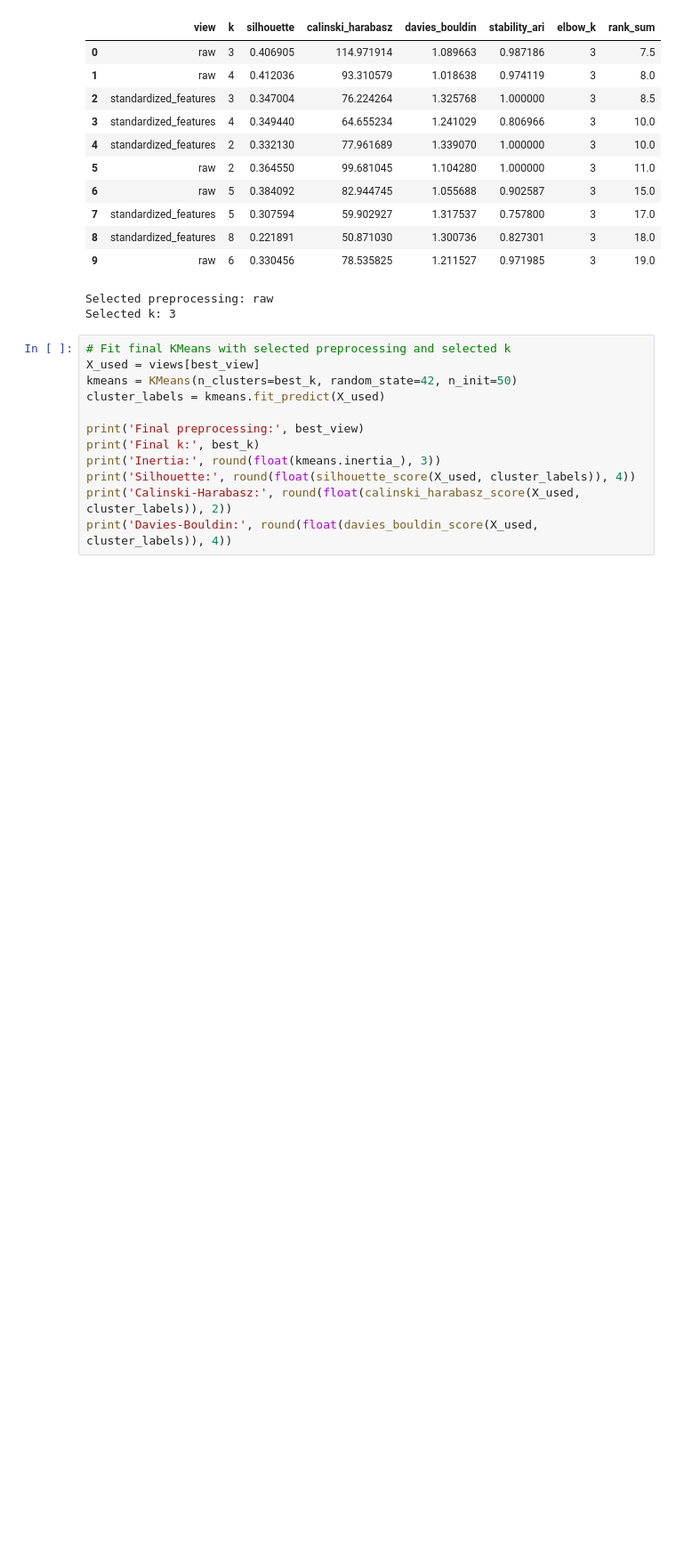
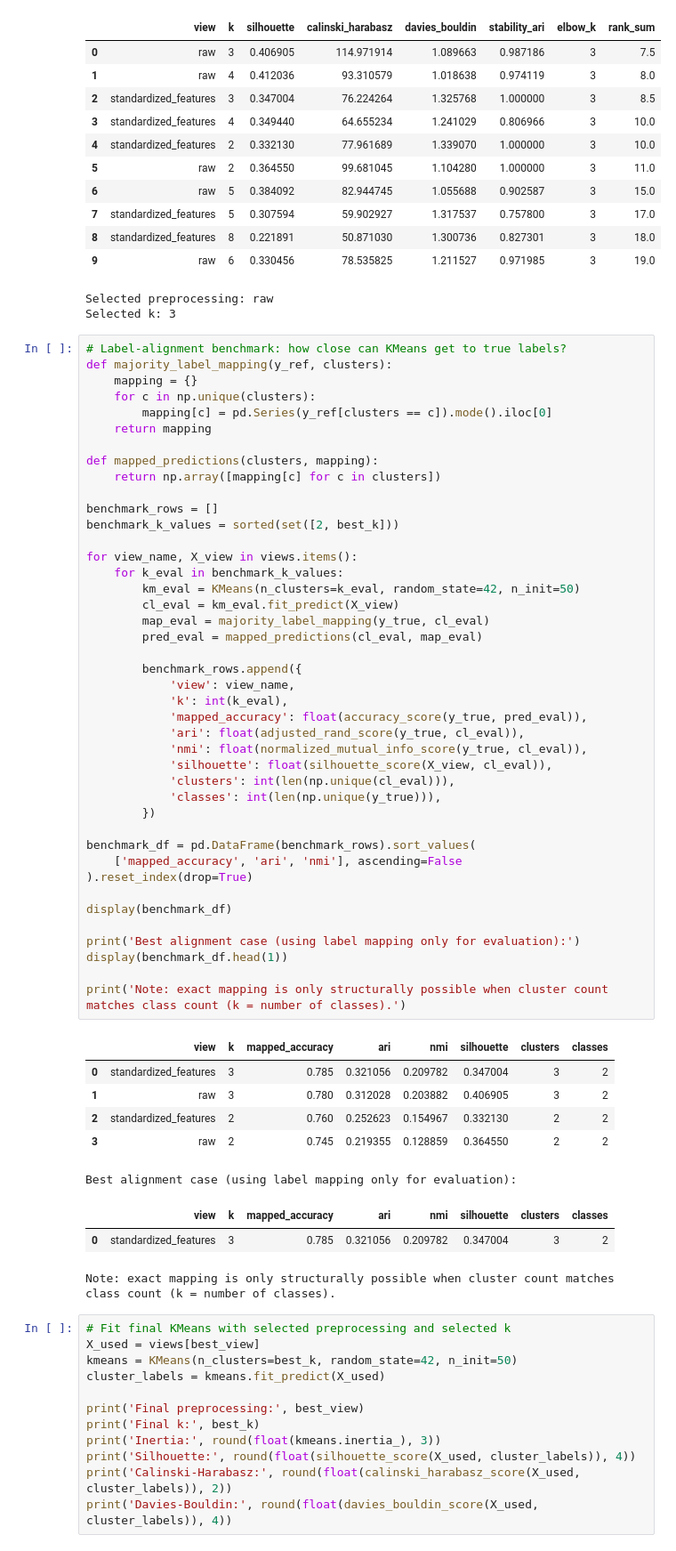
Before and after one commit to anpeata/xai-spatio-temporal, a Jupyter notebook: scripts/notebooks/kmeans_ecg200.ipynb, the cells around one changed output. Shown at 89% size. Cells and saved outputs as stored; diff of their text form; blank space fills up the shorter version.

```diff
--- a/scripts/notebooks/kmeans_ecg200.ipynb
+++ b/scripts/notebooks/kmeans_ecg200.ipynb
@@ -189,6 +190,58 @@ Per-series std  (avg +/- std): 0.9948 +/- 0.0
 | 9 | raw | 6 | 0.330456 | 78.535825 | 1.211527 | 0.971985 | 3 | 19.0 |
 Selected preprocessing: raw
 Selected k: 3
+# %%
+# Label-alignment benchmark: how close can KMeans get to true labels?
+def majority_label_mapping(y_ref, clusters):
+    mapping = {}
+    for c in np.unique(clusters):
+        mapping[c] = pd.Series(y_ref[clusters == c]).mode().iloc[0]
+    return mapping
+
+def mapped_predictions(clusters, mapping):
+    return np.array([mapping[c] for c in clusters])
+
+benchmark_rows = []
+benchmark_k_values = sorted(set([2, best_k]))
+
+for view_name, X_view in views.items():
+    for k_eval in benchmark_k_values:
+        km_eval = KMeans(n_clusters=k_eval, random_state=42, n_init=50)
+        cl_eval = km_eval.fit_predict(X_view)
+        map_eval = majority_label_mapping(y_true, cl_eval)
+        pred_eval = mapped_predictions(cl_eval, map_eval)
+
+        benchmark_rows.append({
+            'view': view_name,
+            'k': int(k_eval),
+            'mapped_accuracy': float(accuracy_score(y_true, pred_eval)),
+            'ari': float(adjusted_rand_score(y_true, cl_eval)),
+            'nmi': float(normalized_mutual_info_score(y_true, cl_eval)),
+            'silhouette': float(silhouette_score(X_view, cl_eval)),
+            'clusters': int(len(np.unique(cl_eval))),
+            'classes': int(len(np.unique(y_true))),
+        })
+
+benchmark_df = pd.DataFrame(benchmark_rows).sort_values(
+    ['mapped_accuracy', 'ari', 'nmi'], ascending=False
+).reset_index(drop=True)
+
+display(benchmark_df)
+
+print('Best alignment case (using label mapping only for evaluation):')
+display(benchmark_df.head(1))
+
+print('Note: exact mapping is only structurally possible when cluster count matches class count (k = number of classes).')
+# %% [output]
+|  | view | k | mapped_accuracy | ari | nmi | silhouette | clusters | classes |
+| 0 | standardized_features | 3 | 0.785 | 0.321056 | 0.209782 | 0.347004 | 3 | 2 |
+| 1 | raw | 3 | 0.780 | 0.312028 | 0.203882 | 0.406905 | 3 | 2 |
+| 2 | standardized_features | 2 | 0.760 | 0.252623 | 0.154967 | 0.332130 | 2 | 2 |
+| 3 | raw | 2 | 0.745 | 0.219355 | 0.128859 | 0.364550 | 2 | 2 |
+Best alignment case (using label mapping only for evaluation):
+|  | view | k | mapped_accuracy | ari | nmi | silhouette | clusters | classes |
+| 0 | standardized_features | 3 | 0.785 | 0.321056 | 0.209782 | 0.347004 | 3 | 2 |
+Note: exact mapping is only structurally possible when cluster count matches class count (k = number of classes).
 # %%
 # Fit final KMeans with selected preprocessing and selected k
 X_used = views[best_view]
```
Also changed, not shown: parts of 4 cells of this notebook.
